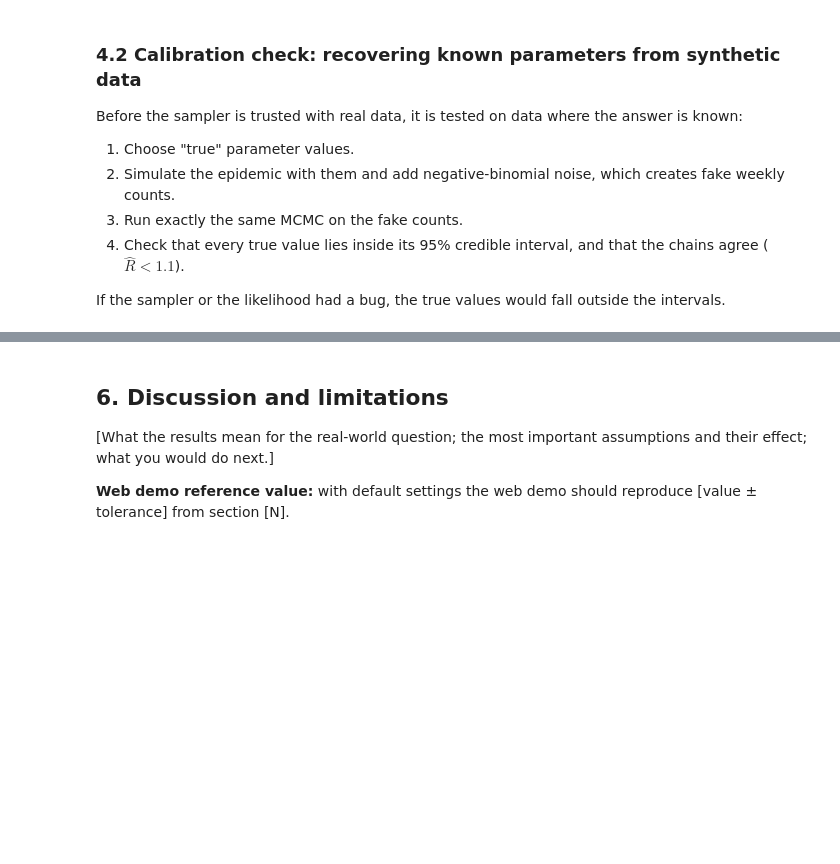
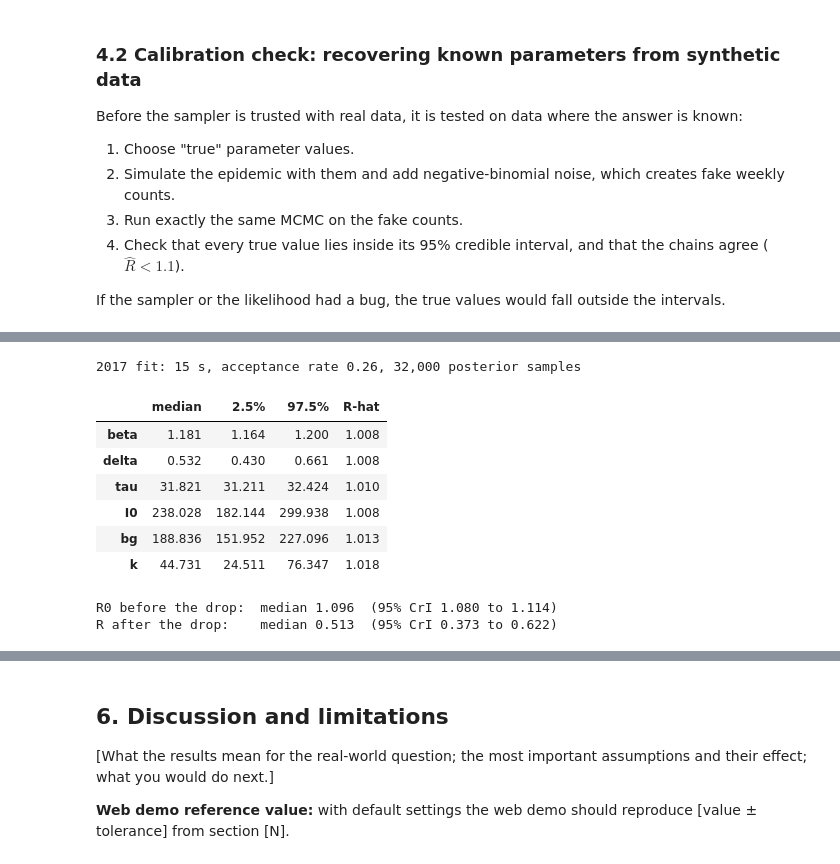
Before and after one commit to geethsenaviratne/dengue-sir-mcmc-colombo, a Jupyter notebook: notebook/dengue-sir-mcmc-colombo.ipynb, the cells around one changed output, grey strips where cells are left out. Saved outputs shown, nothing was run; the diff lists cells and outputs as text; code cells hidden in the pictures; blank space fills up the shorter version.

```diff
--- a/notebook/dengue-sir-mcmc-colombo.ipynb
+++ b/notebook/dengue-sir-mcmc-colombo.ipynb
@@ -410,0 +420,27 @@ PASS 5 (calibration): all 6 true values recovered inside their 95% intervals; al
+# %%
+rng_fit = np.random.default_rng(SEED + 2)
+t0 = time.perf_counter()
+fit = calibrate(obs, START, rng_fit)
+print(f"2017 fit: {time.perf_counter() - t0:.0f} s, acceptance rate {fit['acceptance']:.2f}, "
+      f"{fit['flat'].shape[0]:,} posterior samples")
+table_fit = summarise(fit)
+display(table_fit.round(3))
+assert (fit["rhat"] < 1.1).all(), "the chains have not converged (R-hat >= 1.1)"
+
+post = fit["flat"]                                   # posterior samples, used from here on
+R0 = post[:, 0] / GAMMA
+R_after = R0 * (1 - post[:, 1])
+def ci(x): return np.percentile(x, [50, 2.5, 97.5])
+print("R0 before the drop:  median {:.3f}  (95% CrI {:.3f} to {:.3f})".format(*ci(R0)))
+print("R after the drop:    median {:.3f}  (95% CrI {:.3f} to {:.3f})".format(*ci(R_after)))
+# %% [output]
+2017 fit: 15 s, acceptance rate 0.26, 32,000 posterior samples
+|  | median | 2.5% | 97.5% | R-hat |
+| beta | 1.181 | 1.164 | 1.200 | 1.008 |
+| delta | 0.532 | 0.430 | 0.661 | 1.008 |
+| tau | 31.821 | 31.211 | 32.424 | 1.010 |
+| I0 | 238.028 | 182.144 | 299.938 | 1.008 |
+| bg | 188.836 | 151.952 | 227.096 | 1.013 |
+| k | 44.731 | 24.511 | 76.347 | 1.018 |
+R0 before the drop:  median 1.096  (95% CrI 1.080 to 1.114)
+R after the drop:    median 0.513  (95% CrI 0.373 to 0.622)
```
Also changed, not shown: parts of 9 cells of this notebook.
